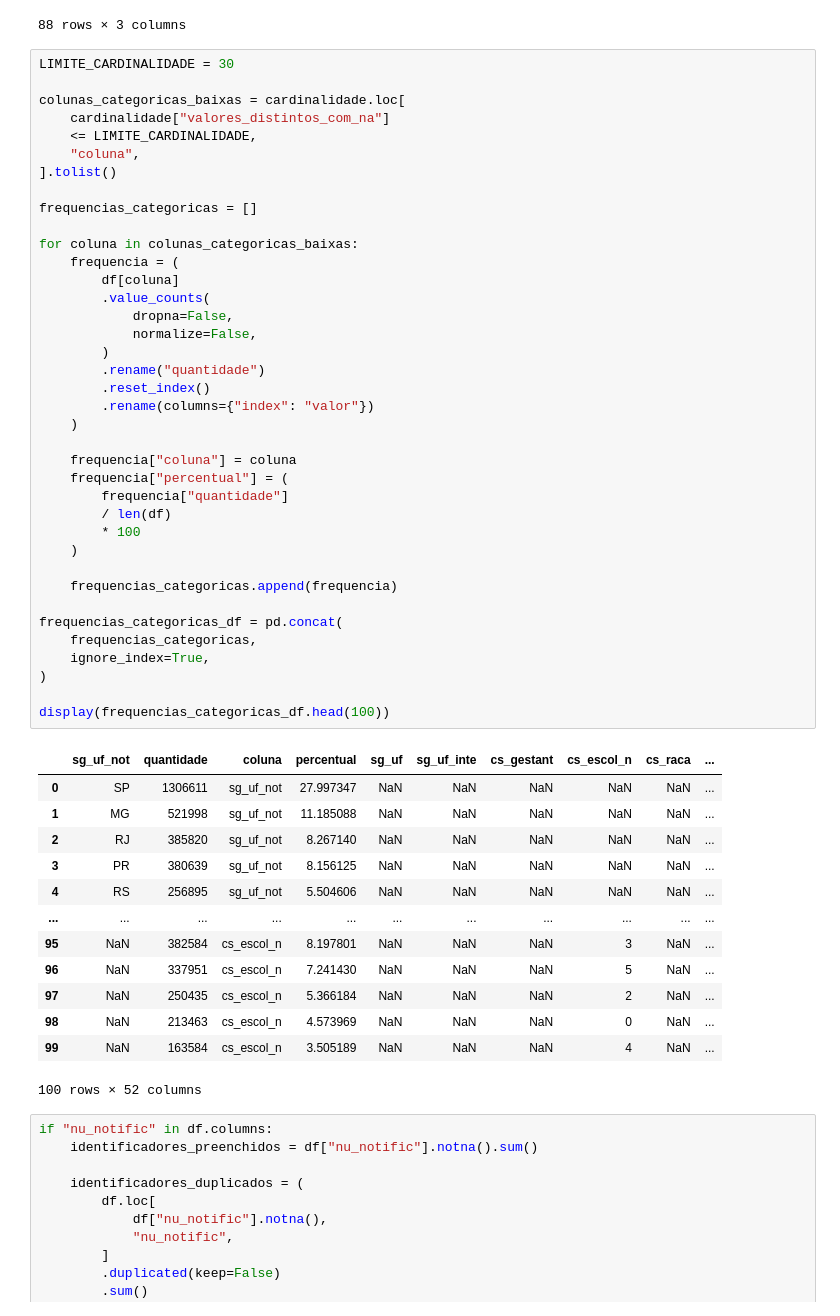
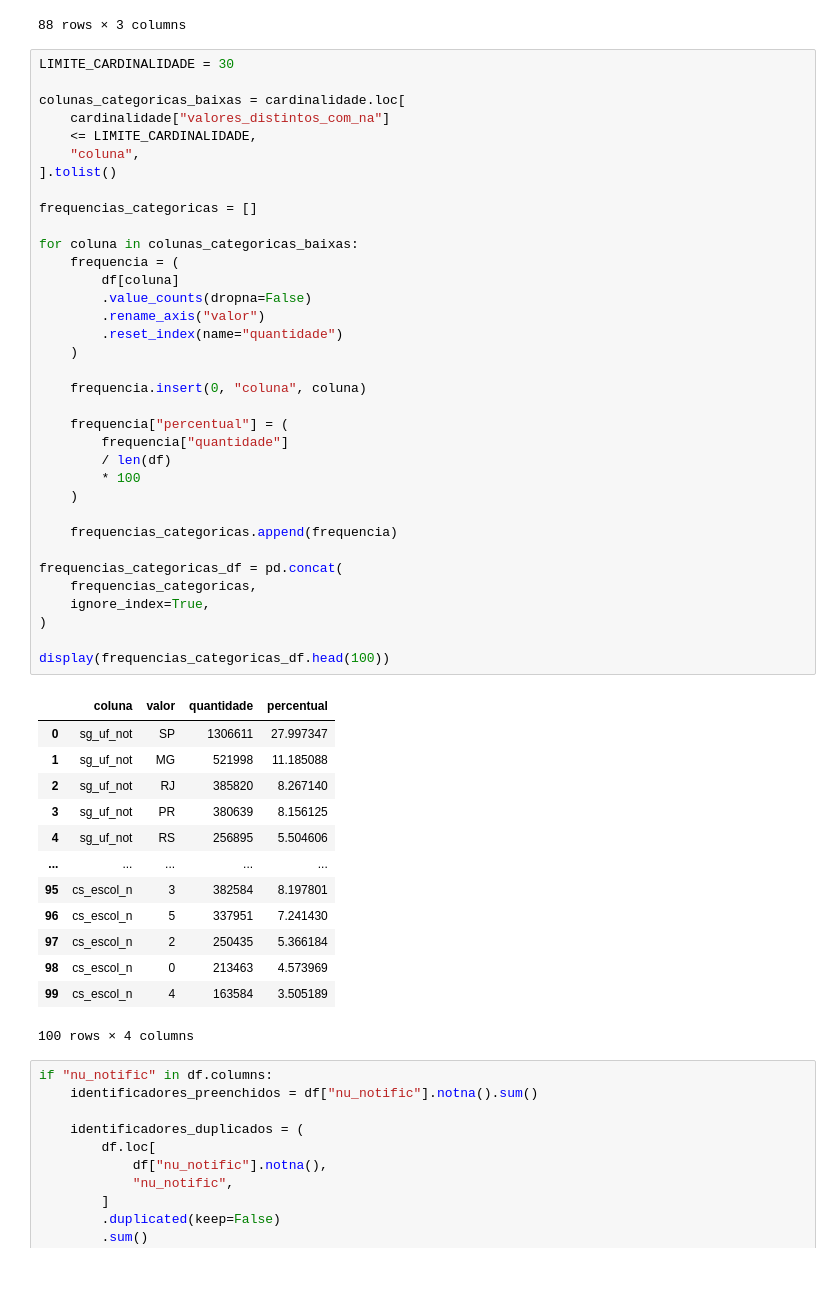
Before and after one commit to Ivan-S-Oliveira/Projeto_Integrador, a Jupyter notebook: notebooks/02_eda/01_eda_primeira_passagem.ipynb, the cells around one changed output. Cells and saved outputs as stored; diff of their text form; blank space fills up the shorter version.

```diff
--- a/notebooks/02_eda/01_eda_primeira_passagem.ipynb
+++ b/notebooks/02_eda/01_eda_primeira_passagem.ipynb
@@ -847,54 +848,51 @@ display(cardinalidade)
 LIMITE_CARDINALIDADE = 30
 
 colunas_categoricas_baixas = cardinalidade.loc[
     cardinalidade["valores_distintos_com_na"]
     <= LIMITE_CARDINALIDADE,
     "coluna",
 ].tolist()
 
 frequencias_categoricas = []
 
 for coluna in colunas_categoricas_baixas:
     frequencia = (
         df[coluna]
-        .value_counts(
-            dropna=False,
-            normalize=False,
-        )
-        .rename("quantidade")
-        .reset_index()
-        .rename(columns={"index": "valor"})
+        .value_counts(dropna=False)
+        .rename_axis("valor")
+        .reset_index(name="quantidade")
     )
 
-    frequencia["coluna"] = coluna
+    frequencia.insert(0, "coluna", coluna)
+
     frequencia["percentual"] = (
         frequencia["quantidade"]
         / len(df)
         * 100
     )
 
     frequencias_categoricas.append(frequencia)
 
 frequencias_categoricas_df = pd.concat(
     frequencias_categoricas,
     ignore_index=True,
 )
 
 display(frequencias_categoricas_df.head(100))
 # %% [output]
-|  | sg_uf_not | quantidade | coluna | percentual | sg_uf | sg_uf_inte | cs_gestant | cs_escol_n | cs_raca | ... |
-| 0 | SP | 1306611 | sg_uf_not | 27.997347 | NaN | NaN | NaN | NaN | NaN | ... |
-| 1 | MG | 521998 | sg_uf_not | 11.185088 | NaN | NaN | NaN | NaN | NaN | ... |
-| 2 | RJ | 385820 | sg_uf_not | 8.267140 | NaN | NaN | NaN | NaN | NaN | ... |
-| 3 | PR | 380639 | sg_uf_not | 8.156125 | NaN | NaN | NaN | NaN | NaN | ... |
-| 4 | RS | 256895 | sg_uf_not | 5.504606 | NaN | NaN | NaN | NaN | NaN | ... |
-| ... | ... | ... | ... | ... | ... | ... | ... | ... | ... | ... |
-| 95 | NaN | 382584 | cs_escol_n | 8.197801 | NaN | NaN | NaN | 3 | NaN | ... |
-| 96 | NaN | 337951 | cs_escol_n | 7.241430 | NaN | NaN | NaN | 5 | NaN | ... |
-| 97 | NaN | 250435 | cs_escol_n | 5.366184 | NaN | NaN | NaN | 2 | NaN | ... |
-| 98 | NaN | 213463 | cs_escol_n | 4.573969 | NaN | NaN | NaN | 0 | NaN | ... |
-| 99 | NaN | 163584 | cs_escol_n | 3.505189 | NaN | NaN | NaN | 4 | NaN | ... |
+|  | coluna | valor | quantidade | percentual |
+| 0 | sg_uf_not | SP | 1306611 | 27.997347 |
+| 1 | sg_uf_not | MG | 521998 | 11.185088 |
+| 2 | sg_uf_not | RJ | 385820 | 8.267140 |
+| 3 | sg_uf_not | PR | 380639 | 8.156125 |
+| 4 | sg_uf_not | RS | 256895 | 5.504606 |
+| ... | ... | ... | ... | ... |
+| 95 | cs_escol_n | 3 | 382584 | 8.197801 |
+| 96 | cs_escol_n | 5 | 337951 | 7.241430 |
+| 97 | cs_escol_n | 2 | 250435 | 5.366184 |
+| 98 | cs_escol_n | 0 | 213463 | 4.573969 |
+| 99 | cs_escol_n | 4 | 163584 | 3.505189 |
-100 rows × 52 columns
+100 rows × 4 columns
 # %%
 if "nu_notific" in df.columns:
     identificadores_preenchidos = df["nu_notific"].notna().sum()
```
Also changed, not shown: parts of 18 cells of this notebook.
